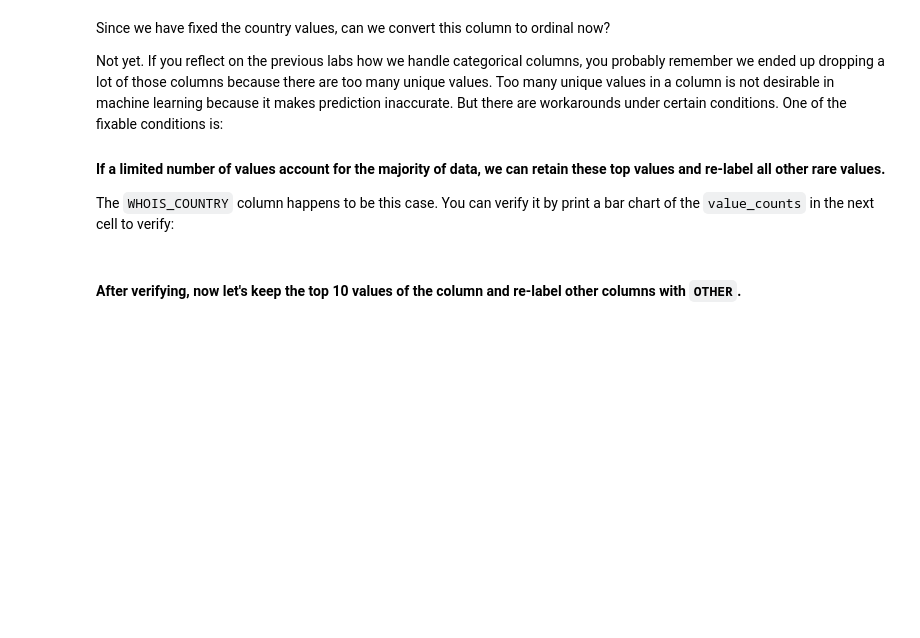
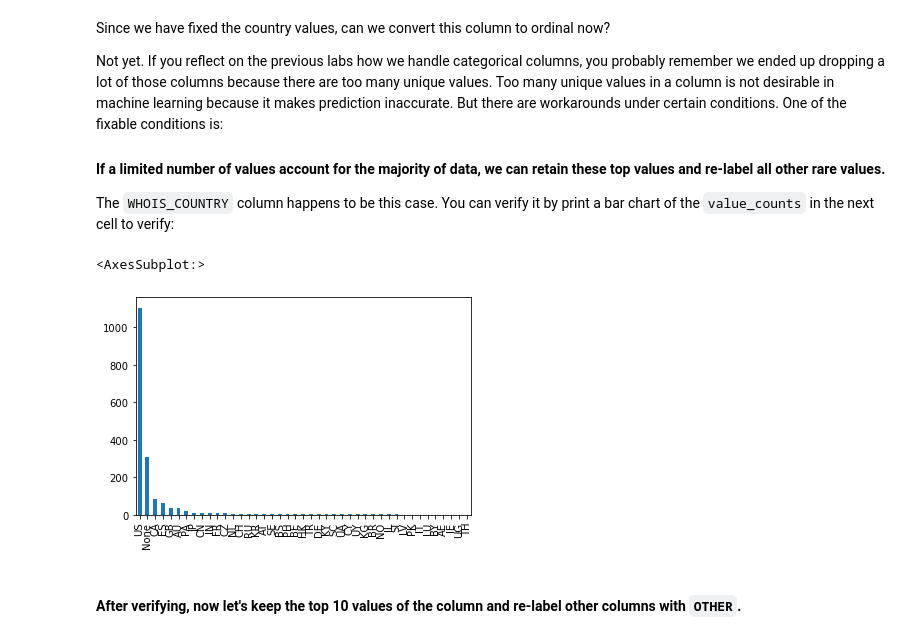
Before and after one commit to mathieujomain/IronLabs, a Jupyter notebook: Module_3/Lab_4_Supervised-Learning/Lab_4.ipynb, the cells around one changed output. Cells and saved outputs as stored; diff of their text form; code cells hidden in the pictures; blank space fills up the shorter version.

```diff
--- a/Module_3/Lab_4_Supervised-Learning/Lab_4.ipynb
+++ b/Module_3/Lab_4_Supervised-Learning/Lab_4.ipynb
@@ -171,0 +189,4 @@ If you remember in the previous labs, we drop a column if the column contains a
+# %%
+# Your code here, this column has too many missing values, better to drop it
+data.drop(columns='CONTENT_LENGTH', axis=1, inplace=True)
+data.isna().sum()
@@ -172,3 +210,6 @@ If you remember in the previous labs, we drop a column if the column contains a
+# %%
+#Dropping line with missing values
+data = data.dropna()
 # %%
 # Your comment here
 # %% [markdown]
@@ -204,0 +283,2 @@ How to handle string columns is always case by case. Let's start by working on `
+# %%
+data['WHOIS_COUNTRY'] = data['WHOIS_COUNTRY'].replace(['Cyprus', 'us', 'se', "[u'GB'; u'UK']", 'United Kingdom', 'ru', 'UK'],['CY', 'US', 'SE', 'GB', 'GB', 'RU', 'GB'])
@@ -212,5 +312,9 @@ Not yet. If you reflect on the previous labs how we handle categorical columns,
 The `WHOIS_COUNTRY` column happens to be this case. You can verify it by print a bar chart of the `value_counts` in the next cell to verify:
 # %%
 # Your code here
+data['WHOIS_COUNTRY'].value_counts().plot(kind='bar')
+# %% [output]
+<AxesSubplot:>
+[figure, added]
 # %% [markdown]
 #### After verifying, now let's keep the top 10 values of the column and re-label other columns with `OTHER`.
```
Also changed, not shown: parts of 44 cells of this notebook, 1 other file.
